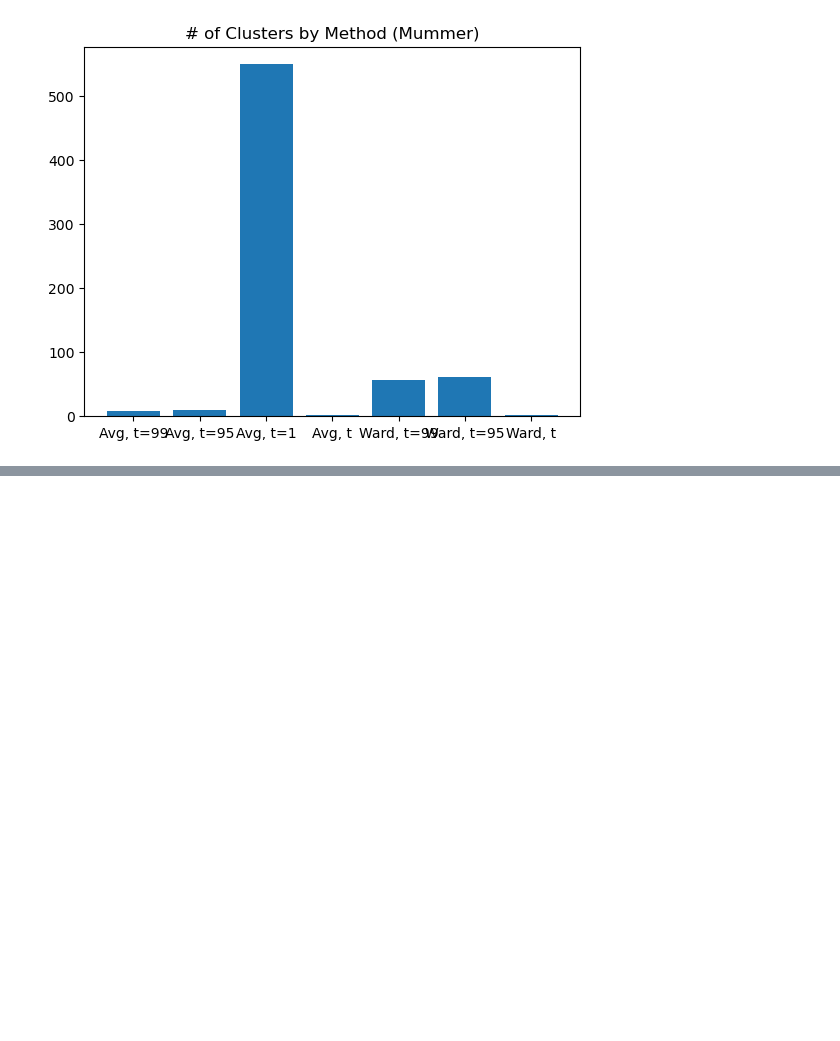
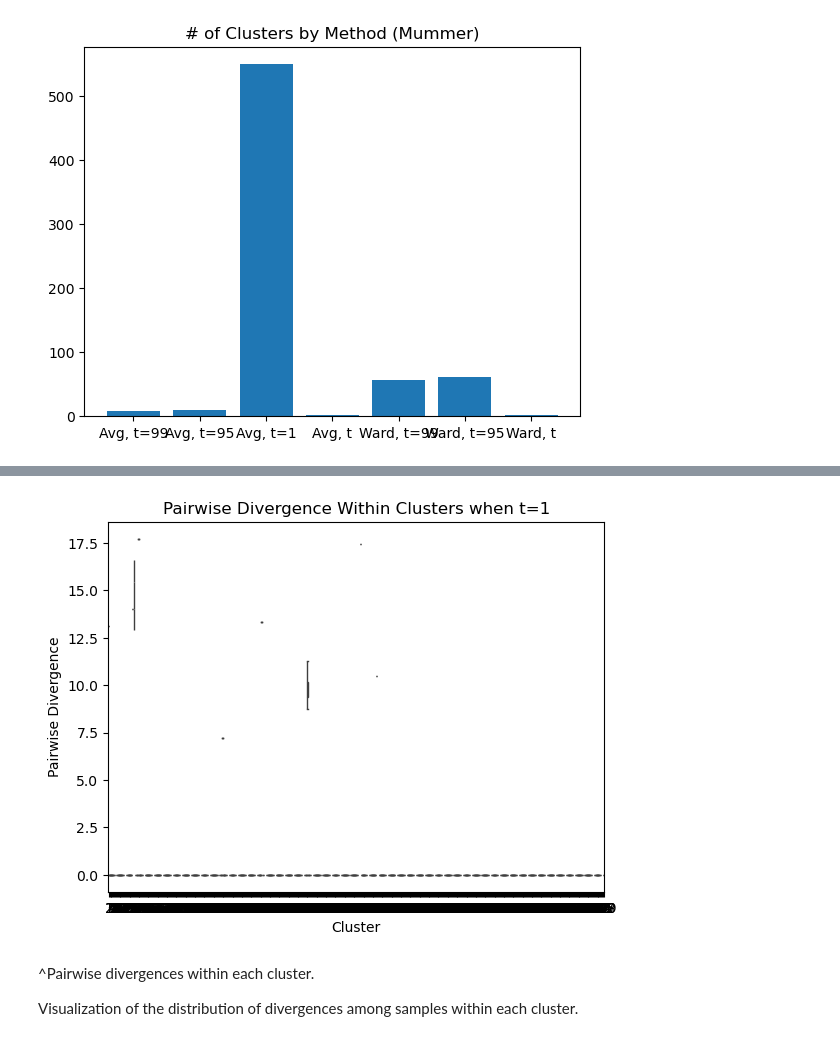
Before and after one commit to annaliese8/PopGenStats_Project, a Jupyter notebook: mummer_clustering.ipynb, the cells around one changed output, grey strips where cells are left out. Saved outputs shown, nothing was run; the diff lists cells and outputs as text; code cells hidden in the pictures; blank space fills up the shorter version.

Commit message:
built intra-cluster divergence boxplot (wip)

```diff
--- a/mummer_clustering.ipynb
+++ b/mummer_clustering.ipynb
@@ -529,22 +582,20 @@ plt.show()
 # %%
 def get_pairwise_distance(sample1, sample2, distance_matrix):
-    dist = distance_matrix[sample_names.index(sample1), sample_names.index(sample2)]
+    index1 = sorted(mapper.values()).index(sample1)
+    index2 = sorted(mapper.values()).index(sample2)
+    dist = distance_matrix[index1, index2]
     return dist
 # %%
 def get_pairwise_distances_within_cluster(cluster_samples, distance_matrix):
     distances = []
 
-    for i in range(len(cluster_samples)):
-        for j in range(i + 1, len(cluster_samples)):
-            sample1 = cluster_samples[i]
-            sample2 = cluster_samples[j]
-
-            distances.append({
-                'sample1': sample1,
-                'sample2': sample2,
-                'distance': get_pairwise_distance(sample1, sample2, distance_matrix)
-            })
+    if len(cluster_samples) == 1:
+        distances.append(0)
+    else:
+        for i in range(len(cluster_samples)):
+            for j in range(i + 1, len(cluster_samples)):
+                sample1 = cluster_samples[i]
+                sample2 = cluster_samples[j]
+                distances.append(get_pairwise_distance(sample1, sample2, distance_matrix))
 
     return distances
-
-get_pairwise_distances_within_cluster(avg_samples_per_cluster.get(np.int32(1)), distance_matrix)
@@ -552,0 +602,12 @@ ValueError: np.int32(444) is not in list
+# %%
+all_distances = []
+
+for cluster_id, cluster_samples in avg_samples_per_cluster.items():
+    print(f"Cluster ID: {cluster_id}, Samples: {cluster_samples}")
+
+    distances = get_pairwise_distances_within_cluster(cluster_samples, distance_matrix.values)
+
+    for distance in distances:
+        all_distances.append({'cluster': cluster_id, 'distance': distance})
+
+# print (all_distances)
@@ -552,0 +632,3 @@ ValueError: np.int32(444) is not in list
+# %%
+distances_df = pd.DataFrame(all_distances)
+distances_df
@@ -553,2 +649,14 @@ ValueError: np.int32(444) is not in list
+# %%
+sns.boxplot(x='cluster', y='distance', data=distances_df)
+plt.xlabel('Cluster')
+plt.ylabel('Pairwise Divergence')
+plt.title('Pairwise Divergence Within Clusters when t=1')
+plt.show()
+# %% [output]
+[figure, added]
+# %% [markdown]
+^Pairwise divergences within each cluster.
+
+Visualization of the distribution of divergences among samples within each cluster.
 # %%
 # start inter-specific divergence box plot
```
Also changed, not shown: parts of 10 cells of this notebook.
